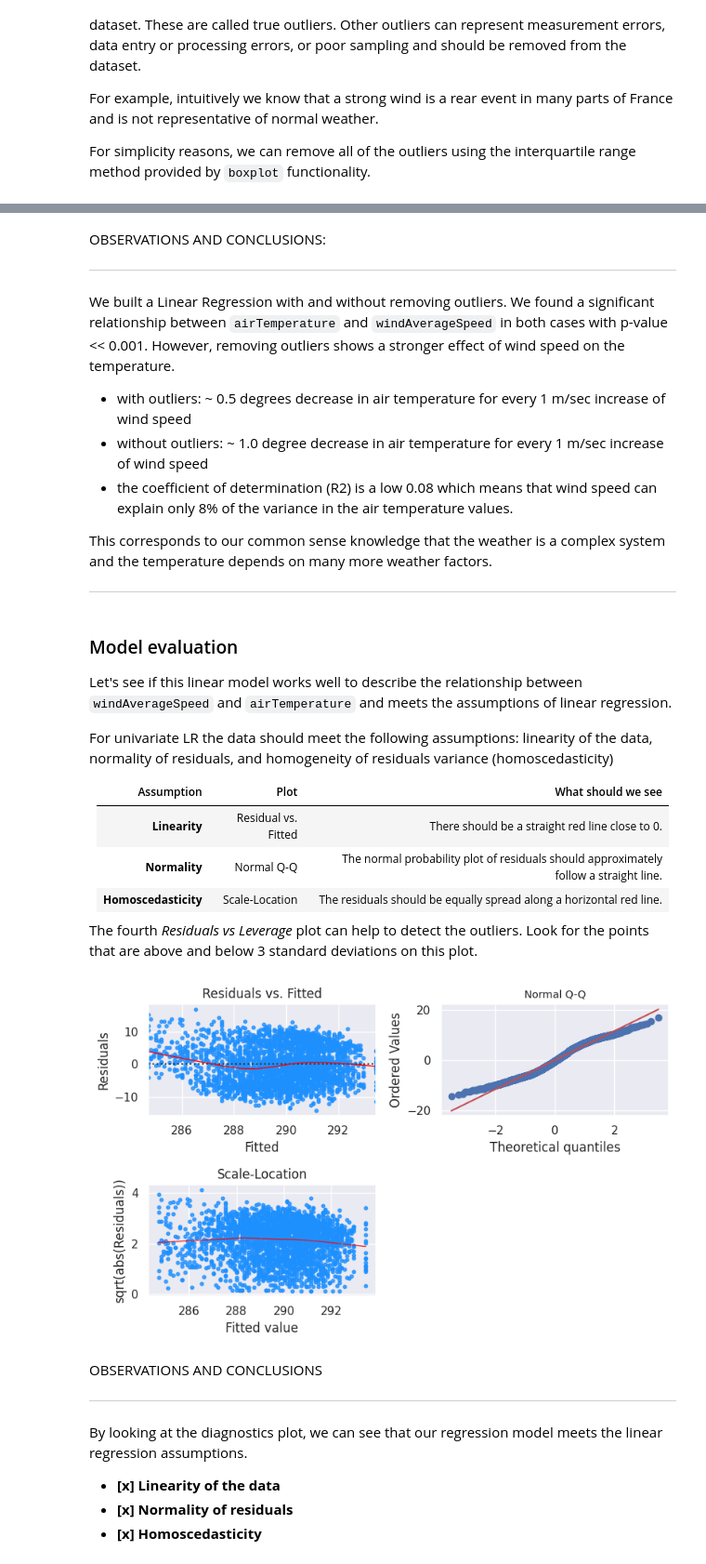
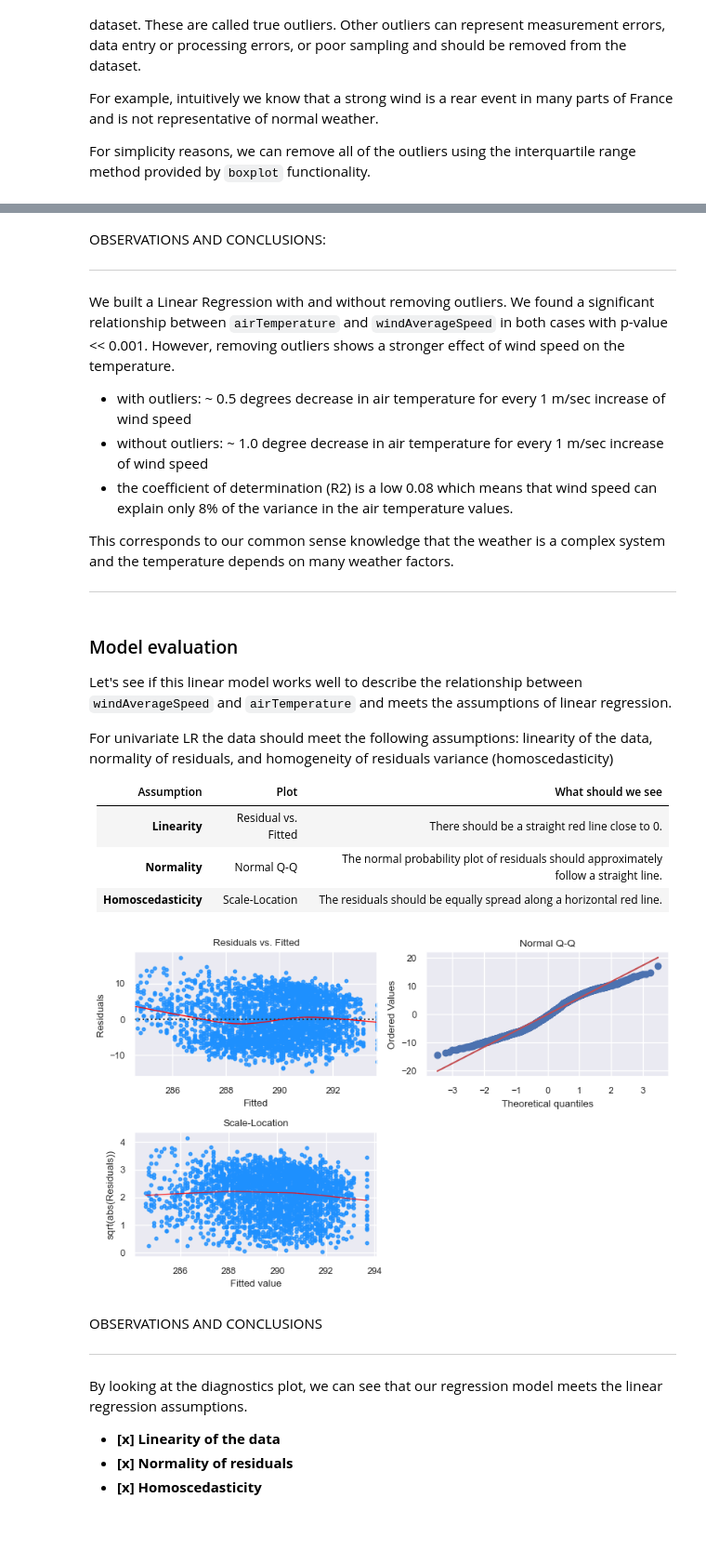
Before and after one commit to Wimmics/kgstat, a Jupyter notebook: KG_and_Regression_Python.ipynb, the cells around one changed output, grey strips where cells are left out. Shown at 93% size. Saved outputs shown, nothing was run; the diff lists cells and outputs as text; code cells hidden in the pictures; blank space fills up the shorter version.

```diff
--- a/KG_and_Regression_Python.ipynb
+++ b/KG_and_Regression_Python.ipynb
@@ -54,7 +53,7 @@ else:
 
 NOTE: depending on the runtime environment an *https* endpoint URL may lead to an error. In this case, try to change it to *http*.
 # %%
-endpoint = 'http://weakg.i3s.unice.fr/sparql'
+endpoint = 'https://weakg.i3s.unice.fr/sparql'
 # %% [markdown]
 #### Define prefixes to abbreviate namespaces
 # %%
@@ -462,7 +460,7 @@ FROM <http://ns.inria.fr/meteo/weatherstation>
 WHERE {{
     VALUES (?stationName) {{('{station_name}')}}
     VALUES (?prop) {{ ( wevp:airTemperature )
-                     #( wevp:airRelativeHumidity )
+                     ( wevp:airRelativeHumidity )
                      ( wevp:windAverageSpeed ) }}
     ?stationIRI rdfs:label ?stationName.
 
@@ -477,8 +475,7 @@ WHERE {{
 }}
 ORDER BY ?time
 '''
-#query_weather_data = query_weather_data.replace('< ', '<')
-#query_weather_data = query_weather_data.replace(' >', '>')
+
 query_weather_data = '\n'.join([sparql_prefix, query_weather_data])
 
 weather_data = sparql_service_to_dataframe(endpoint,
@@ -487,9 +484,9 @@ weather_data = sparql_service_to_dataframe(endpoint,
                                                     'value': 'float' })
 
 
-# remove prefix from the property names to make life easier
-# when property names will become column names
-weather_data.prop = weather_data.prop.apply(lambda x: x.split('/')[-1])
+# remove prefixes from the property names to make life easier
+# when property names become column names
+weather_data.prop = remove_namespace(weather_data.prop)
 
 weather_data.shape
 # %% [output]
@@ -497,7 +494,7 @@ weather_data.shape
 # %% [markdown]
 We want to have the data points for each weather property aligned on the time scale. We can take advantage of *wide* time series format, where each row represents a time point with all the weather properties values. As opposed to the *long* format where each value has a row like a result of the query.
 # %%
-weather_data_wide = weather_data.pivot(index='time', columns='prop', values='value' ).reset_index()
+weather_data_wide = weather_data.pivot(index='time', columns='prop', values='value' )
 
 summary(weather_data_wide)
 # %% [output]
@@ -571,15 +563,18 @@ We can use Inter-Quartile Range [IRQ](https://en.wikipedia.org/wiki/Interquartil
 # %%
-Q1 = weather_data_wide.windAverageSpeed.quantile(0.25)
-Q3 = weather_data_wide.windAverageSpeed.quantile(0.75)
-IQR = Q3 - Q1
+for col in weather_data_wide.columns:
+    weather_prop = weather_data_wide.loc[:, col]
 
-# Identify outliers
-outliers = weather_data_wide[(weather_data_wide.windAverageSpeed < Q1 - 1.5 * IQR) | \
-                             (weather_data_wide.windAverageSpeed > Q3 + 1.5 * IQR)]
+    Q1 = weather_prop.quantile(0.25)
+    Q3 = weather_prop.quantile(0.75)
+    IQR = Q3 - Q1
 
-#TODO: mark outliers instaed
-print('Dropping ', outliers.index.shape[0], ' outliers')
+    # Identify outliers
+    outliers = weather_data_wide[(weather_prop < Q1 - 1.5 * IQR) | \
+                                 (weather_prop > Q3 + 1.5 * IQR)]
 
-weather_data_wide.drop( outliers.index, axis = 0, inplace=True)
+    print(f'Dropping {outliers.index.shape[0]:d} {col} outliers')
+
+    weather_data_wide.drop( outliers.index, axis = 0, inplace=True)
 weather_data_wide.shape
+uni_out.shape
 # %% [output]
@@ -678,7 +645,7 @@ We built a Linear Regression with and without removing outliers. We found a sign
 - without outliers: ~ 1.0 degree decrease in air temperature for every 1 m/sec increase of wind speed
 - the coefficient of determination (R2) is a low 0.08 which means that wind speed can explain only 8% of the variance in the air temperature values.
 
-This corresponds to our common sense knowledge that the weather is a complex system and the temperature depends on many more weather factors.
+This corresponds to our common sense knowledge that the weather is a complex system and the temperature depends on many weather factors.
 
 
 
@@ -694,14 +661,11 @@ For univariate LR the data should meet the following assumptions: linearity of t
 | __Linearity__       |Residual vs. Fitted| There should be a straight red line close to 0.|
 | __Normality__       |Normal Q-Q         | The normal probability plot of residuals should approximately follow a straight line.|
 | __Homoscedasticity__|Scale-Location     | The residuals should be equally spread along a horizontal red line.  |
-
-
-The fourth _Residuals vs Leverage_ plot can help to detect the outliers. Look for the points that are above and below 3 standard deviations on this plot.
 # %%
 import scipy.stats as stats
 
 plt.figure(figsize=(8,5))
-sns.set_theme()
+sns.set_theme(font_scale = 0.8)
 
 # Plot Residuals vs. Fitted
 y_pred = lr.predict(X)
@@ -713,39 +677,34 @@ sns.residplot(x=y_pred,
               lowess=True,
               scatter_kws= {'color' : 'dodgerblue', 's':10 },
               line_kws={'color': 'red', 'lw': 1, 'alpha': 1})
 
 plt.title('Residuals vs. Fitted')
 plt.xlabel('Fitted')
 plt.ylabel('Residuals')
 
 # Plot Normal Q-Q
 plt.subplot(2, 2, 2)
 stats.probplot(residuals, dist="norm", plot=plt)
 plt.title('Normal Q-Q', fontsize=10)
 
 # Plot Scale-Location
 model_norm_residuals_abs_sqrt=np.sqrt(np.abs(residuals))
 
 plt.subplot(2, 2, 3)
 sns.regplot(x=y_pred,
             y=model_norm_residuals_abs_sqrt,
             scatter=True,
             lowess=True,
             scatter_kws= {'color' : 'dodgerblue', 's':10 },
             line_kws={'color': 'red', 'lw': 1, 'alpha': 0.8})
 plt.title('Scale-Location')
 plt.ylabel('sqrt(abs(Residuals))')
 plt.xlabel('Fitted value')
 
-#TODO: figure out how to plot 'Residuals vs. Leverage'
-# bit it is not absolutely nesessary as we don't use this plot
-
 plt.tight_layout()
 plt.show()
-
-#TODO: work on fontsize to make the plots look prettier
 # %% [output]
-[figure, old version]
+[figure, new version]
 # %% [markdown]
 OBSERVATIONS AND CONCLUSIONS
 
```
Also changed, not shown: parts of 63 cells of this notebook.
